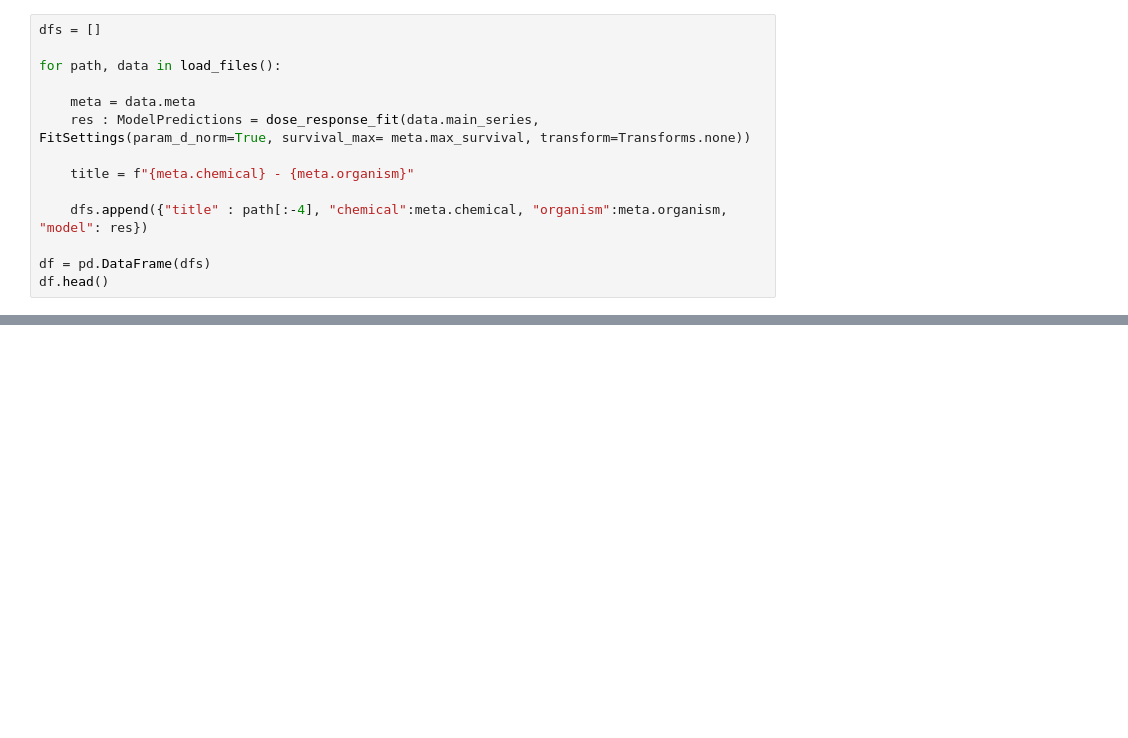
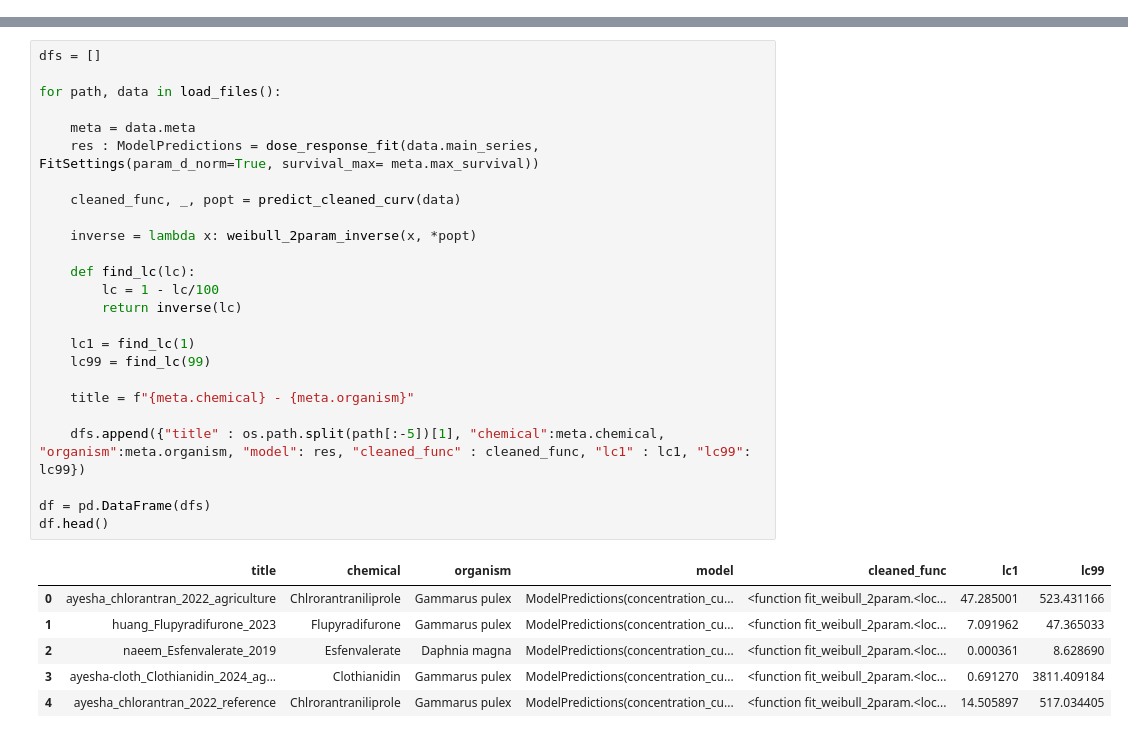
Before and after one commit to ffhammer/sam, a Jupyter notebook: scripts/compare_curves.ipynb, the cells around one changed output, grey strips where cells are left out. Cells and saved outputs as stored; diff of their text form; blank space fills up the shorter version.

```diff
--- a/scripts/compare_curves.ipynb
+++ b/scripts/compare_curves.ipynb
@@ -227,14 +0,0 @@ plot_curves(['Chlrorantraniliprole', 'Esfenvalerate',
-# %%
-dfs = []
-
-for path, data in load_files():
-
-    meta = data.meta
-    res : ModelPredictions = dose_response_fit(data.main_series, FitSettings(param_d_norm=True, survival_max= meta.max_survival, transform=Transforms.none))
-
-    title = f"{meta.chemical} - {meta.organism}"
-
-    dfs.append({"title" : path[:-4], "chemical":meta.chemical, "organism":meta.organism, "model": res})
-
-df = pd.DataFrame(dfs)
-df.head()
@@ -437,0 +67,32 @@ plot_curves(['Chlrorantraniliprole', 'Esfenvalerate',
+# %%
+dfs = []
+
+for path, data in load_files():
+
+    meta = data.meta
+    res : ModelPredictions = dose_response_fit(data.main_series, FitSettings(param_d_norm=True, survival_max= meta.max_survival))
+
+    cleaned_func, _, popt = predict_cleaned_curv(data)
+
+    inverse = lambda x: weibull_2param_inverse(x, *popt)
+
+    def find_lc(lc):
+        lc = 1 - lc/100
+        return inverse(lc)
+
+    lc1 = find_lc(1)
+    lc99 = find_lc(99)
+
+    title = f"{meta.chemical} - {meta.organism}"
+
+    dfs.append({"title" : os.path.split(path[:-5])[1], "chemical":meta.chemical, "organism":meta.organism, "model": res, "cleaned_func" : cleaned_func, "lc1" : lc1, "lc99": lc99})
+
+df = pd.DataFrame(dfs)
+df.head()
+# %% [output]
+|  | title | chemical | organism | model | cleaned_func | lc1 | lc99 |
+| 0 | ayesha_chlorantran_2022_agriculture | Chlrorantraniliprole | Gammarus pulex | ModelPredictions(concentration_cu... | <function fit_weibull_2param.<loc... | 47.285001 | 523.431166 |
+| 1 | huang_Flupyradifurone_2023 | Flupyradifurone | Gammarus pulex | ModelPredictions(concentration_cu... | <function fit_weibull_2param.<loc... | 7.091962 | 47.365033 |
+| 2 | naeem_Esfenvalerate_2019 | Esfenvalerate | Daphnia magna | ModelPredictions(concentration_cu... | <function fit_weibull_2param.<loc... | 0.000361 | 8.628690 |
+| 3 | ayesha-cloth_Clothianidin_2024_ag... | Clothianidin | Gammarus pulex | ModelPredictions(concentration_cu... | <function fit_weibull_2param.<loc... | 0.691270 | 3811.409184 |
+| 4 | ayesha_chlorantran_2022_reference | Chlrorantraniliprole | Gammarus pulex | ModelPredictions(concentration_cu... | <function fit_weibull_2param.<loc... | 14.505897 | 517.034405 |
```
Also changed, not shown: parts of 39 cells of this notebook, 3 other files.
